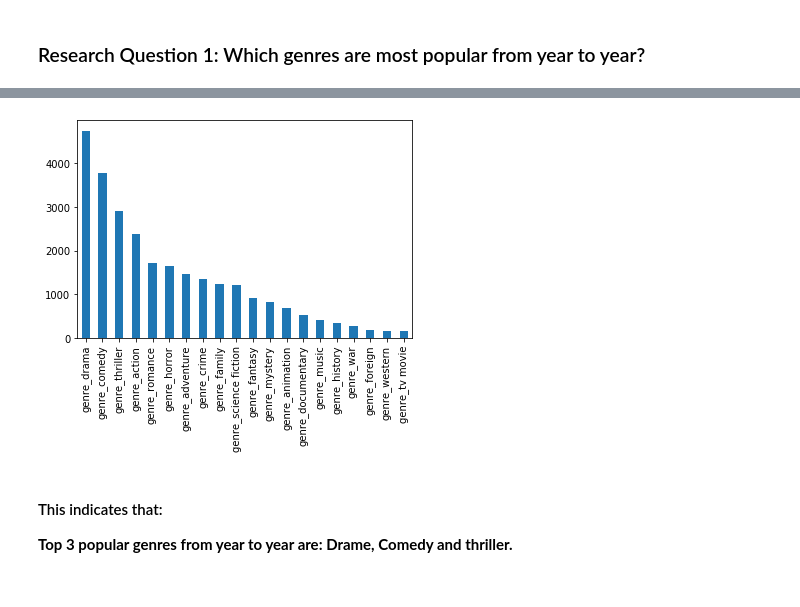
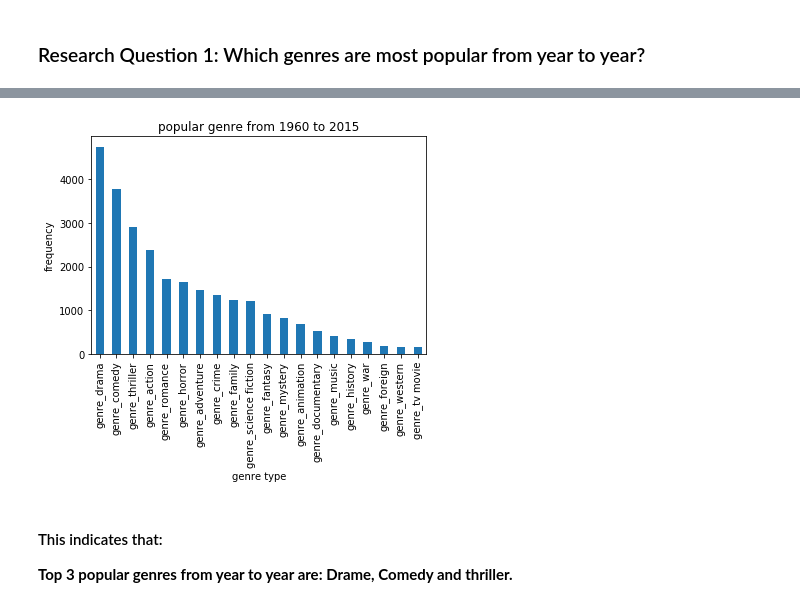
Before and after one commit to seifElislam/investigate-tmdb-movies-dataset, a Jupyter notebook: investigate-tmdb-movies-dataset.ipynb, the cells around one changed output, grey strips where cells are left out. Cells and saved outputs as stored; diff of their text form; code cells hidden in the pictures.

```diff
--- a/investigate-tmdb-movies-dataset.ipynb
+++ b/investigate-tmdb-movies-dataset.ipynb
@@ -376,8 +390,11 @@ dtype: int64
 # %%
 # plot popular genres types
 popular_genres.plot(kind='bar');
+plt.xlabel('genre type')
+plt.ylabel('frequency')
+plt.title('popular genre from 1960 to 2015');
 # %% [output]
-[figure, old version]
+[figure, new version]
 # %% [markdown]
 #### This indicates that:
 
```
Also changed, not shown: parts of 16 cells of this notebook.
